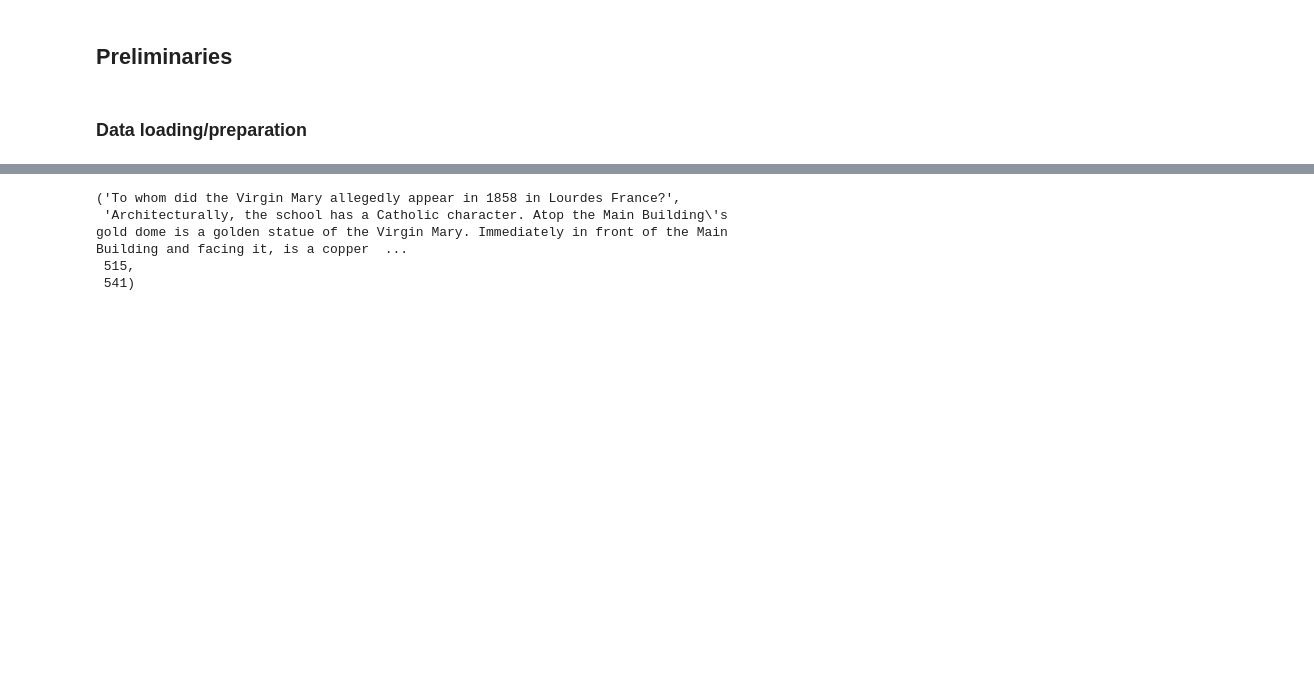
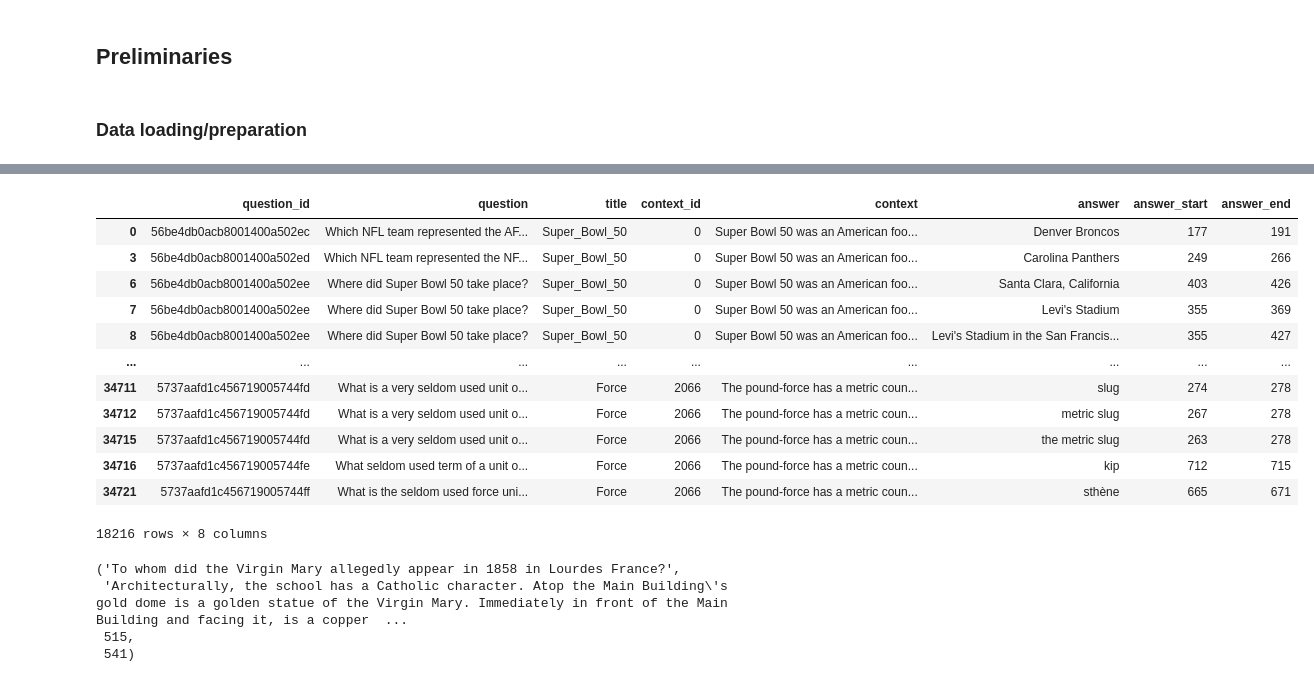
Before and after one commit to Wadaboa/squad-question-answering, a Jupyter notebook: main.ipynb, the cells around one changed output, grey strips where cells are left out. Saved outputs shown, nothing was run; the diff lists cells and outputs as text; code cells hidden in the pictures; blank space fills up the shorter version.

```diff
--- a/main.ipynb
+++ b/main.ipynb
@@ -108,6 +109,22 @@ squad_dataset.val_df
 | 17407 | 5732868bb3a91d1900202e12 | What damaged the Eisenhower Pine ... | Dwight_D._Eisenhower | 18592 | A loblolly pine, known as the "Ei... | ice storm | 478 | 487 |
 | 17408 | 5732868bb3a91d1900202e13 | In what year did Eisenhower propo... | Dwight_D._Eisenhower | 18592 | A loblolly pine, known as the "Ei... | 1956 | 237 | 241 |
 17409 rows × 8 columns
+# %%
+squad_dataset.test_df
+# %% [output]
+|  | question_id | question | title | context_id | context | answer | answer_start | answer_end |
+| 0 | 56be4db0acb8001400a502ec | Which NFL team represented the AF... | Super_Bowl_50 | 0 | Super Bowl 50 was an American foo... | Denver Broncos | 177 | 191 |
+| 3 | 56be4db0acb8001400a502ed | Which NFL team represented the NF... | Super_Bowl_50 | 0 | Super Bowl 50 was an American foo... | Carolina Panthers | 249 | 266 |
+| 6 | 56be4db0acb8001400a502ee | Where did Super Bowl 50 take place? | Super_Bowl_50 | 0 | Super Bowl 50 was an American foo... | Santa Clara, California | 403 | 426 |
+| 7 | 56be4db0acb8001400a502ee | Where did Super Bowl 50 take place? | Super_Bowl_50 | 0 | Super Bowl 50 was an American foo... | Levi's Stadium | 355 | 369 |
+| 8 | 56be4db0acb8001400a502ee | Where did Super Bowl 50 take place? | Super_Bowl_50 | 0 | Super Bowl 50 was an American foo... | Levi's Stadium in the San Francis... | 355 | 427 |
+| ... | ... | ... | ... | ... | ... | ... | ... | ... |
+| 34711 | 5737aafd1c456719005744fd | What is a very seldom used unit o... | Force | 2066 | The pound-force has a metric coun... | slug | 274 | 278 |
+| 34712 | 5737aafd1c456719005744fd | What is a very seldom used unit o... | Force | 2066 | The pound-force has a metric coun... | metric slug | 267 | 278 |
+| 34715 | 5737aafd1c456719005744fd | What is a very seldom used unit o... | Force | 2066 | The pound-force has a metric coun... | the metric slug | 263 | 278 |
+| 34716 | 5737aafd1c456719005744fe | What seldom used term of a unit o... | Force | 2066 | The pound-force has a metric coun... | kip | 712 | 715 |
+| 34721 | 5737aafd1c456719005744ff | What is the seldom used force uni... | Force | 2066 | The pound-force has a metric coun... | sthène | 665 | 671 |
+18216 rows × 8 columns
 # %%
 squad_dataset.train_dataset[0]
 # %% [output]
```
Also changed, not shown: parts of 4 cells of this notebook, 5 other files.
